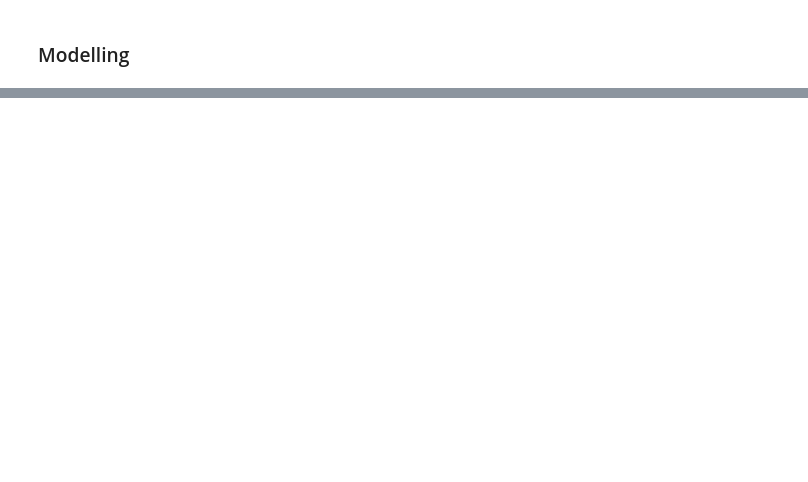
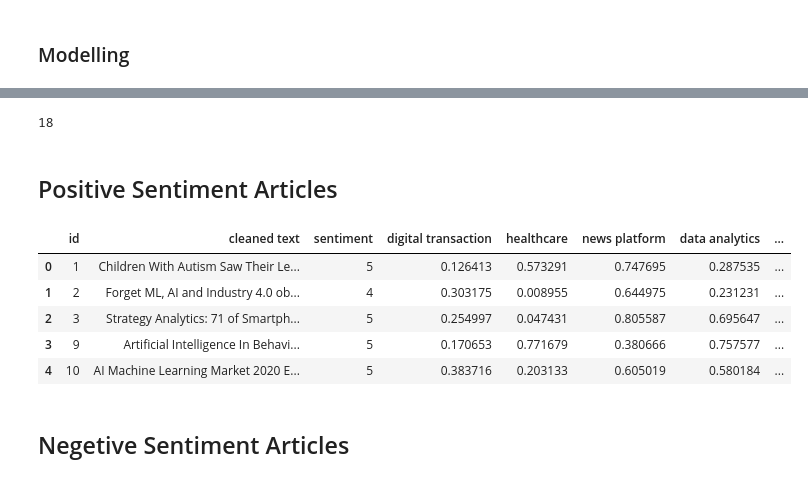
Before and after one commit to slvhuang/Final-Project-NLP, a Jupyter notebook: 3.1_topic_sentiment.ipynb, the cells around one changed output, grey strips where cells are left out. Cells and saved outputs as stored; diff of their text form; code cells hidden in the pictures; blank space fills up the shorter version.

Commit message:
NIL based on sentiment analysis

```diff
--- a/3.1_topic_sentiment.ipynb
+++ b/3.1_topic_sentiment.ipynb
@@ -175,0 +272,46 @@ AssertionError: Torch not compiled with CUDA enabled
+# %%
+candidate_labels = ['digital transaction', 'healthcare', 'news platform', 'data analytics', 'insurance', 'investment', 'global market', 'autonomous car', 'customer experience', 'data science', 'cryptocurrency', 'camera', 'robot', 'chatgpt', 'image', 'voice', 'patient care', 'research']
+len(candidate_labels)
+# %% [output]
+18
+# %% [markdown]
+## Positive Sentiment Articles
+# %%
+# Put reviews in a list
+seq_pos = df_news_positive['cleaned text'].to_list()
+
+# Set the hyppothesis template
+hypothesis_template = "The topic of this news article is {}."
+# %%
+%%time
+
+topic_pos = zsl.predict(seq_pos,
+                        labels=candidate_labels,
+                        include_labels=False,
+                        nli_template=hypothesis_template,
+                        batch_size=18)
+# %%
+pos_pred_df = pd.DataFrame(topic_pos, columns=candidate_labels)
+pos_pred_df.head()
+
+# SAVE THE RESULTS
+pos_pred_df.to_json('result/pos_pred.json', orient='records', lines=True)
+# %%
+pos_news_topics = df_news_positive.join(pos_pred_df, how='inner')
+pos_news_topics = pos_news_topics[['id', 'cleaned text', 'sentiment'] + candidate_labels]
+
+# SAVE THE RESULTS
+pos_news_topics.to_json('result/pos_news_topics.json', orient='records', lines=True)
+
+# Reset multi-level index
+pos_news_topics.columns = pos_news_topics.columns.get_level_values(0)
+
+# Select the small-ish articles only
+pos_news_topics.head()
+# %% [output]
+|  | id | cleaned text | sentiment | digital transaction | healthcare | news platform | data analytics | ... |
+| 0 | 1 | Children With Autism Saw Their Le... | 5 | 0.126413 | 0.573291 | 0.747695 | 0.287535 | ... |
+| 1 | 2 | Forget ML, AI and Industry 4.0 ob... | 4 | 0.303175 | 0.008955 | 0.644975 | 0.231231 | ... |
+| 2 | 3 | Strategy Analytics: 71 of Smartph... | 5 | 0.254997 | 0.047431 | 0.805587 | 0.695647 | ... |
+| 3 | 9 | Artificial Intelligence In Behavi... | 5 | 0.170653 | 0.771679 | 0.380666 | 0.757577 | ... |
+| 4 | 10 | AI Machine Learning Market 2020 E... | 5 | 0.383716 | 0.203133 | 0.605019 | 0.580184 | ... |
@@ -175,0 +320,2 @@ AssertionError: Torch not compiled with CUDA enabled
+# %% [markdown]
+## Negetive Sentiment Articles
```
Also changed, not shown: parts of 25 cells of this notebook, 5 other files.
